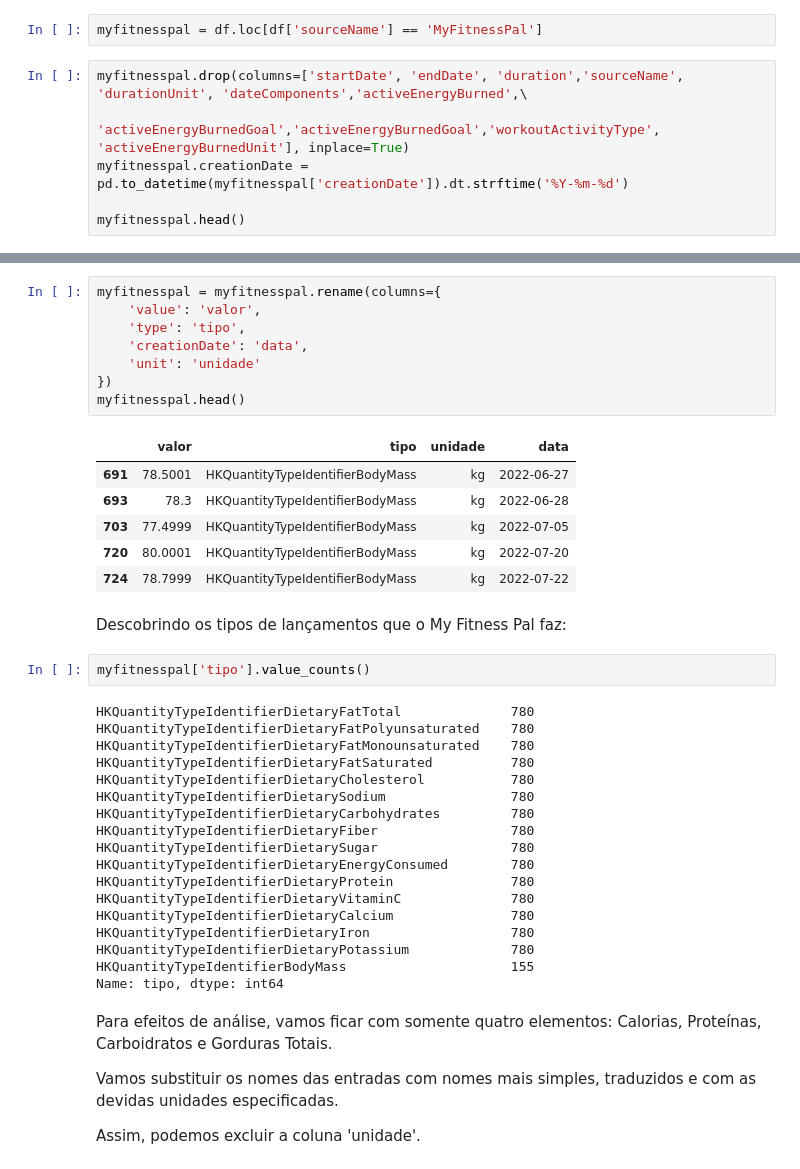
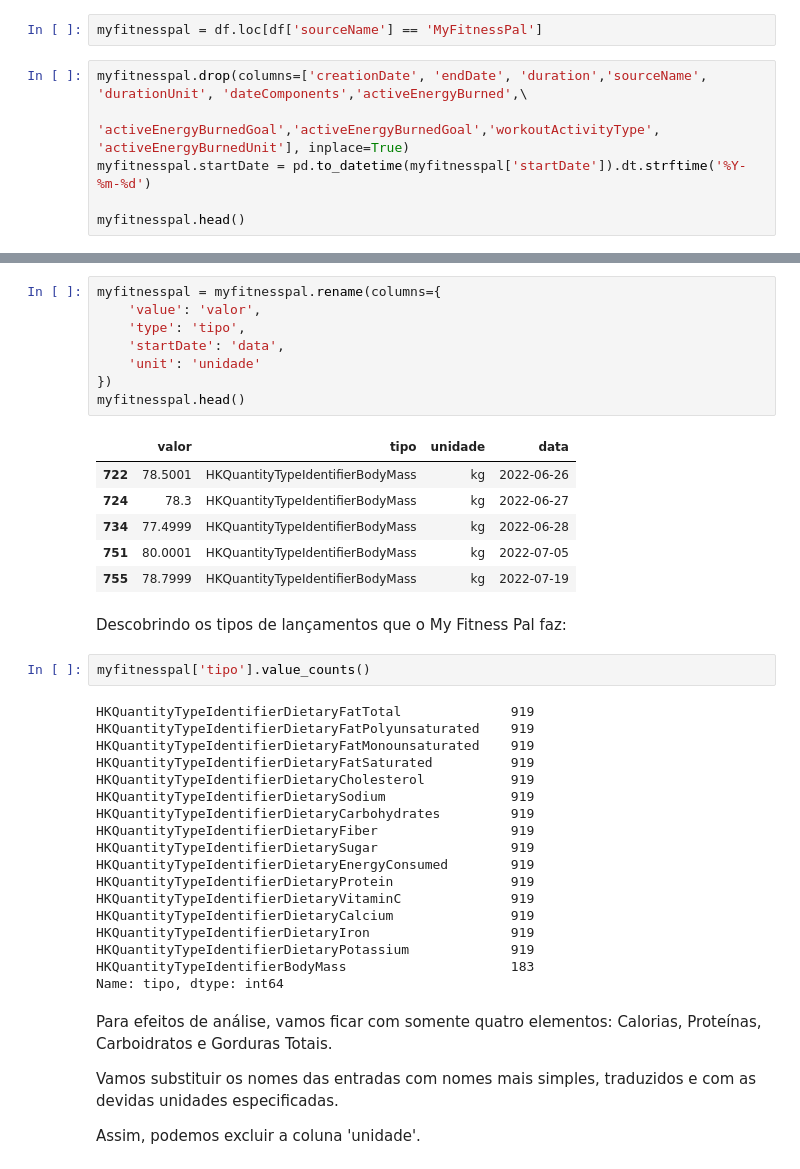
Before and after one commit to erico-bachour/Fitness_Project, a Jupyter notebook: Fitness_Project_1_Tratamento_dos_Dados.ipynb, the cells around one changed output, grey strips where cells are left out. Drawn from its saved outputs; the diff is of its cells as text.

```diff
--- a/Fitness_Project_1_Tratamento_dos_Dados.ipynb
+++ b/Fitness_Project_1_Tratamento_dos_Dados.ipynb
@@ -141,9 +142,9 @@ Como esse é o aplicativo de "food tracking", vamos excluir as colunas de ativid
 # %%
 myfitnesspal = df.loc[df['sourceName'] == 'MyFitnessPal']
 # %%
-myfitnesspal.drop(columns=['startDate', 'endDate', 'duration','sourceName', 'durationUnit', 'dateComponents','activeEnergyBurned',\
+myfitnesspal.drop(columns=['creationDate', 'endDate', 'duration','sourceName', 'durationUnit', 'dateComponents','activeEnergyBurned',\
                            'activeEnergyBurnedGoal','activeEnergyBurnedGoal','workoutActivityType', 'activeEnergyBurnedUnit'], inplace=True)
-myfitnesspal.creationDate = pd.to_datetime(myfitnesspal['creationDate']).dt.strftime('%Y-%m-%d')
+myfitnesspal.startDate = pd.to_datetime(myfitnesspal['startDate']).dt.strftime('%Y-%m-%d')
 
 myfitnesspal.head()
 # %% [output]
@@ -165,39 +166,39 @@ See the caveats in the documentation: https://pandas.pydata.org/pandas-docs/stab
 # %%
 myfitnesspal = myfitnesspal.rename(columns={
     'value': 'valor',
     'type': 'tipo',
-    'creationDate': 'data',
+    'startDate': 'data',
     'unit': 'unidade'
 })
 myfitnesspal.head()
 # %% [output]
 |  | valor | tipo | unidade | data |
-| 691 | 78.5001 | HKQuantityTypeIdentifierBodyMass | kg | 2022-06-27 |
-| 693 | 78.3 | HKQuantityTypeIdentifierBodyMass | kg | 2022-06-28 |
-| 703 | 77.4999 | HKQuantityTypeIdentifierBodyMass | kg | 2022-07-05 |
-| 720 | 80.0001 | HKQuantityTypeIdentifierBodyMass | kg | 2022-07-20 |
-| 724 | 78.7999 | HKQuantityTypeIdentifierBodyMass | kg | 2022-07-22 |
+| 722 | 78.5001 | HKQuantityTypeIdentifierBodyMass | kg | 2022-06-26 |
+| 724 | 78.3 | HKQuantityTypeIdentifierBodyMass | kg | 2022-06-27 |
+| 734 | 77.4999 | HKQuantityTypeIdentifierBodyMass | kg | 2022-06-28 |
+| 751 | 80.0001 | HKQuantityTypeIdentifierBodyMass | kg | 2022-07-05 |
+| 755 | 78.7999 | HKQuantityTypeIdentifierBodyMass | kg | 2022-07-19 |
 # %% [markdown]
 Descobrindo os tipos de lançamentos que o My Fitness Pal faz:
 # %%
 myfitnesspal['tipo'].value_counts()
 # %% [output]
-HKQuantityTypeIdentifierDietaryFatTotal              780
-HKQuantityTypeIdentifierDietaryFatPolyunsaturated    780
-HKQuantityTypeIdentifierDietaryFatMonounsaturated    780
-HKQuantityTypeIdentifierDietaryFatSaturated          780
-HKQuantityTypeIdentifierDietaryCholesterol           780
-HKQuantityTypeIdentifierDietarySodium                780
-HKQuantityTypeIdentifierDietaryCarbohydrates         780
-HKQuantityTypeIdentifierDietaryFiber                 780
-HKQuantityTypeIdentifierDietarySugar                 780
-HKQuantityTypeIdentifierDietaryEnergyConsumed        780
-HKQuantityTypeIdentifierDietaryProtein               780
-HKQuantityTypeIdentifierDietaryVitaminC              780
-HKQuantityTypeIdentifierDietaryCalcium               780
-HKQuantityTypeIdentifierDietaryIron                  780
-HKQuantityTypeIdentifierDietaryPotassium             780
-HKQuantityTypeIdentifierBodyMass                     155
+HKQuantityTypeIdentifierDietaryFatTotal              919
+HKQuantityTypeIdentifierDietaryFatPolyunsaturated    919
+HKQuantityTypeIdentifierDietaryFatMonounsaturated    919
+HKQuantityTypeIdentifierDietaryFatSaturated          919
+HKQuantityTypeIdentifierDietaryCholesterol           919
+HKQuantityTypeIdentifierDietarySodium                919
+HKQuantityTypeIdentifierDietaryCarbohydrates         919
+HKQuantityTypeIdentifierDietaryFiber                 919
+HKQuantityTypeIdentifierDietarySugar                 919
+HKQuantityTypeIdentifierDietaryEnergyConsumed        919
+HKQuantityTypeIdentifierDietaryProtein               919
+HKQuantityTypeIdentifierDietaryVitaminC              919
+HKQuantityTypeIdentifierDietaryCalcium               919
+HKQuantityTypeIdentifierDietaryIron                  919
+HKQuantityTypeIdentifierDietaryPotassium             919
+HKQuantityTypeIdentifierBodyMass                     183
 Name: tipo, dtype: int64
 # %% [markdown]
 Para efeitos de análise, vamos ficar com somente quatro elementos: Calorias, Proteínas, Carboidratos e Gorduras Totais.
```
Also changed, not shown: parts of 67 cells of this notebook.
